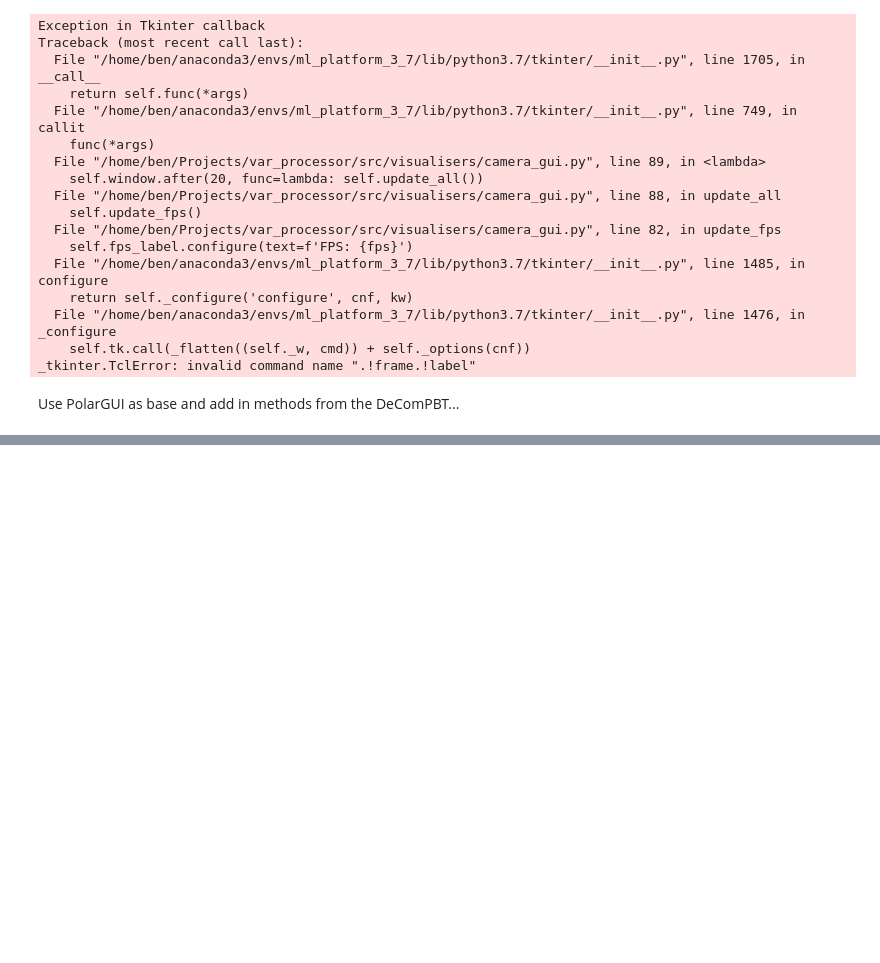
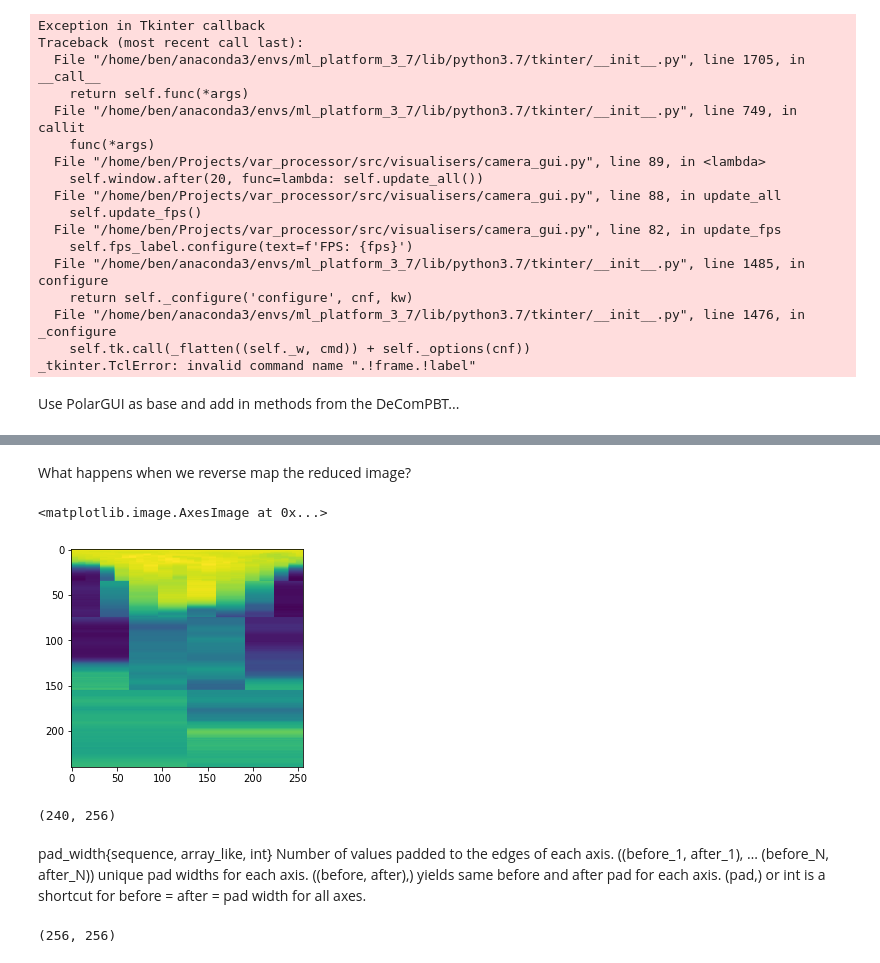
Before and after one commit to benhoyle/var_processor, a Jupyter notebook: 2020-12-29 Testing Polar CameraGUI.ipynb, the cells around one changed output, grey strips where cells are left out. Cells and saved outputs as stored; diff of their text form; code cells hidden in the pictures; blank space fills up the shorter version.

```diff
--- a/2020-12-29 Testing Polar CameraGUI.ipynb
+++ b/2020-12-29 Testing Polar CameraGUI.ipynb
@@ -285,0 +401,6 @@ class PBTPolarQuad((PolarGUI):
+# %%
+polar = PolarGUI()
+# %%
+converted = polar.update_image()
+output_list, output_image = reduce_resolution(
+            converted, output_display=True)
@@ -285,0 +578,7 @@ class PBTPolarQuad((PolarGUI):
+# %% [markdown]
+What happens when we reverse map the reduced image?
+# %%
+plt.imshow(output_image)
+# %% [output]
+<matplotlib.image.AxesImage at 0x...>
+[figure, added]
@@ -285,0 +587,13 @@ class PBTPolarQuad((PolarGUI):
+# %%
+output_image.shape
+# %% [output]
+(240, 256)
+# %% [markdown]
+pad_width{sequence, array_like, int}
+Number of values padded to the edges of each axis. ((before_1, after_1), … (before_N, after_N)) unique pad widths for each axis. ((before, after),) yields same before and after pad for each axis. (pad,) or int is a shortcut for before = after = pad width for all axes.
+# %%
+padding = ((0, 16), (0, 0))
+padded = np.pad(output_image, padding, mode="edge")
+padded.shape
+# %% [output]
+(256, 256)
```
Also changed, not shown: parts of 58 cells of this notebook, 10 other files.
